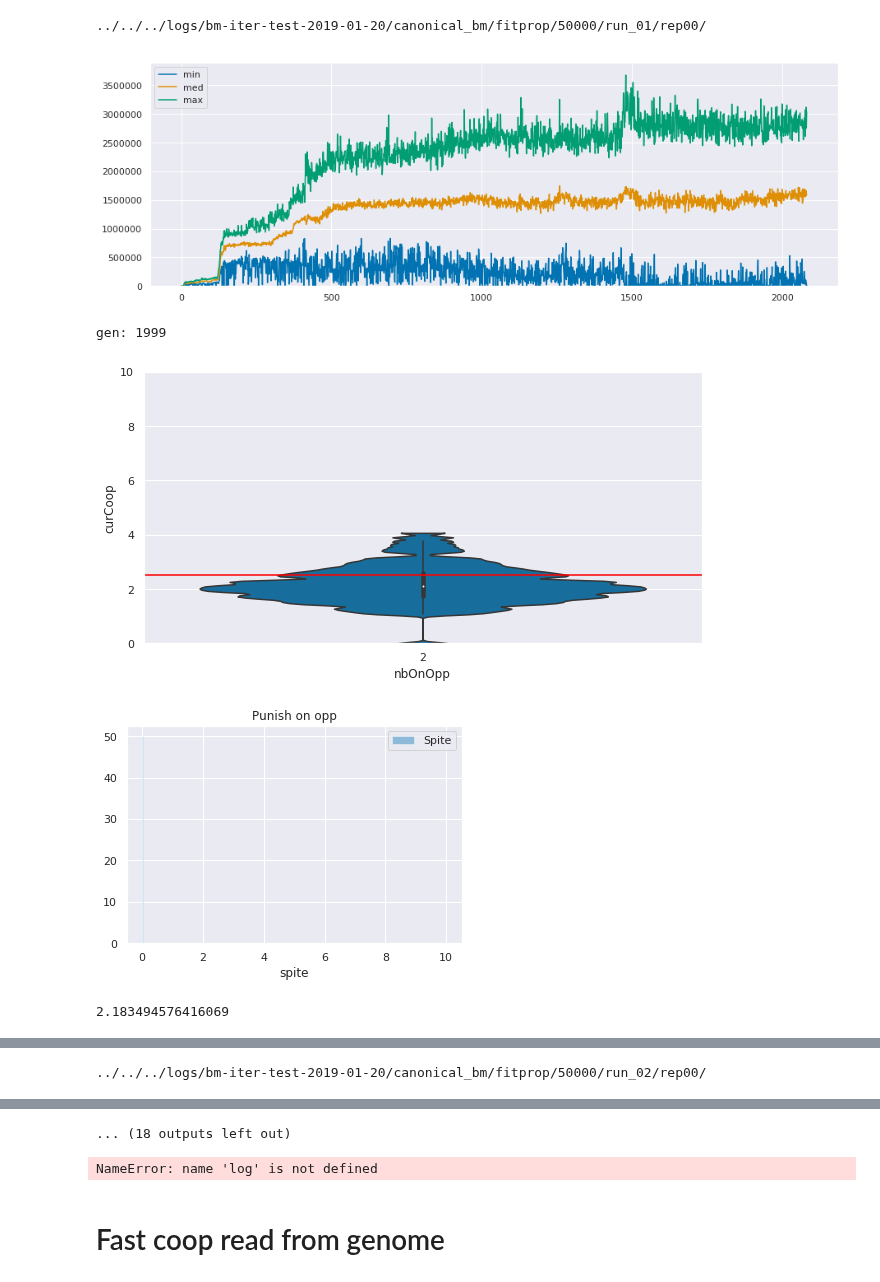
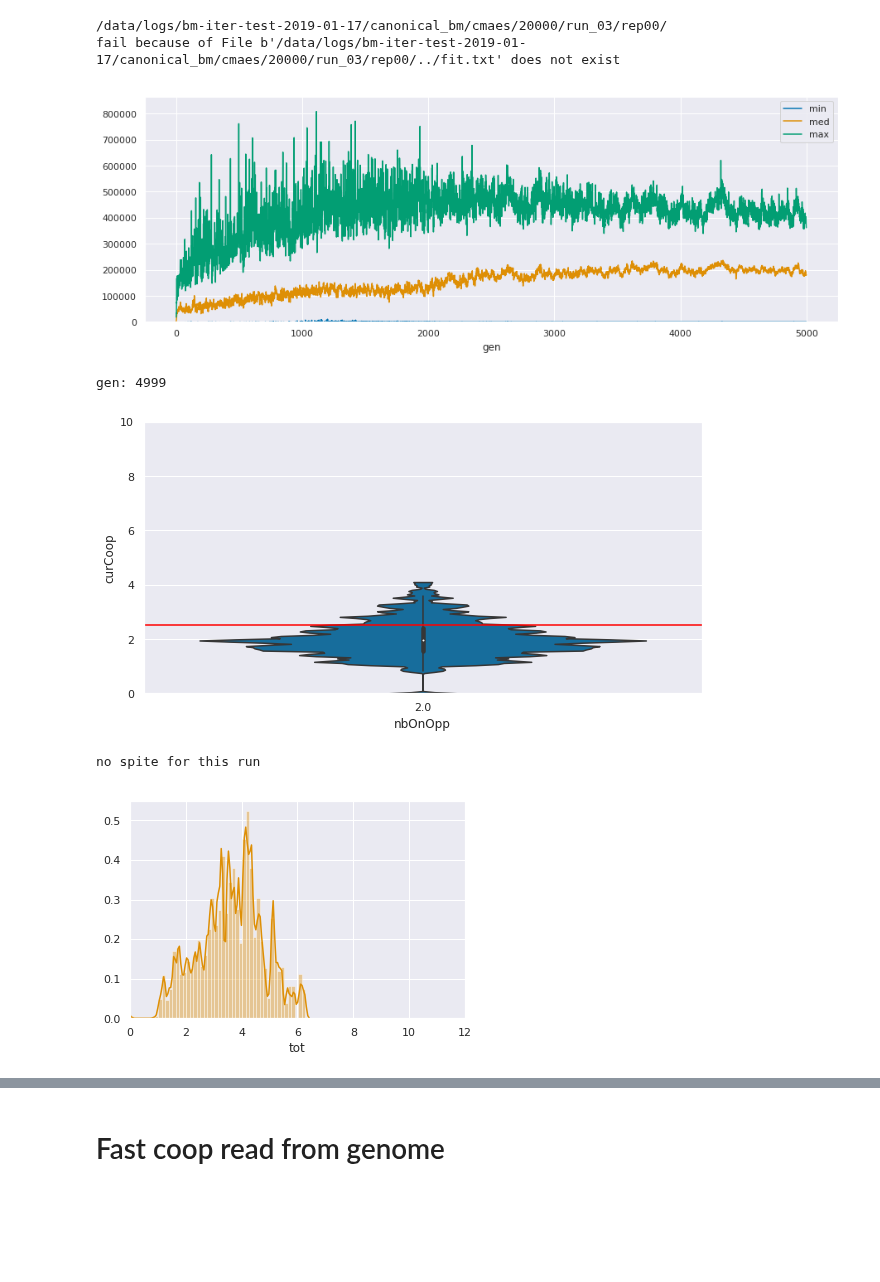
Before and after one commit to PaulEcoffet/roborobo3, a Jupyter notebook: roborobo3/notebooks/bigmodel ESS stat.ipynb, the cells around one changed output, grey strips where cells are left out. Drawn from its saved outputs; the diff is of its cells as text; code cells hidden in the pictures; blank space fills up the shorter version.

```diff
--- a/roborobo3/notebooks/bigmodel ESS stat.ipynb
+++ b/roborobo3/notebooks/bigmodel ESS stat.ipynb
@@ -28,7 +30,7 @@ def read_csvx(path, *args, **kwargs):
 
 #gens = [1499, 1999, 2499, 2999]
 gens = [0]
-conds = sorted(list(glob("../../../logs/bm-iter-test-2019-01-20/canonical_bm/fitprop/**/run_0[123]/rep00/", recursive=True)))
+conds = sorted(list(glob("/data/logs/bm-iter-test-2019-01-*/canonical_bm/cmaes/20000/run_03/rep00/", recursive=True)))
 #conds = ['/data/logs/trash/oldschoolbm_rarereward/rep00/', '/data/logs/trash/oldschoolbm_rarereward2/rep00']
 
 #conds = ['/data/logs/trash/oldschool_rewardwhendisappear/rep00/', '/data/logs/trash/oldschool_rewardwhendisappear2/rep00']
@@ -69,7 +71,7 @@ for cond in conds:
         logs = []
         while ok:
             try:
-                dat = read_csvx(logfile.format(i), delimiter="\t", nrows=1000000)
+                dat = read_csvx(logfile.format(i), delimiter="\t")
                 dat["eval"] = i
                 logs.append(dat)
             except:
@@ -108,36 +110,37 @@ for cond in conds:
             print(on_opp['curCoop'].mean())
 
             fig, ax = plt.subplots()
         except:
             print("no spite for this run")
 
         on_opp['tot'] = on_opp['meanTotal'] + on_opp['curCoop']
 
         sns.distplot(on_opp['tot'].dropna(), ax=ax)
         ax.set_xlim(0, 12)
         plt.show(fig)
 
 
         fig, ax = plt.subplots()
         sns.violinplot(data=log.groupby(['id', 'nbOnOpp'], as_index=False).count(), x='nbOnOpp', y='iter', ax=ax, cut=0, inner='points')
         ax.set_ylim((0, None))
         plt.show()
 
         fig, ax = plt.subplots()
         sns.violinplot(data=log.groupby(['id', 'nbOnOpp'], as_index=False).count(), x='nbOnOpp', y='iter', ax=ax, cut=0, inner='points')
         ax.set_ylim((0, None))
         plt.show()
 
         fig, ax = plt.subplots()
         log['bincoop'] = pd.cut(log['meanTotal'], bins=list(range(-1, 12)))
         spenttime = log.query('oppId != -1').groupby(['bincoop', 'id'], as_index=False)['iter'].count()
         sns.violinplot(x='bincoop', y='iter', data=spenttime, ax=ax)
         plt.ylim(0, 1000)
         plt.show(fig)
 # %% [output]
-../../../logs/bm-iter-test-2019-01-20/canonical_bm/fitprop/50000/run_01/rep00/
+/data/logs/bm-iter-test-2019-01-17/canonical_bm/cmaes/20000/run_03/rep00/
+fail because of File b'/data/logs/bm-iter-test-2019-01-17/canonical_bm/cmaes/20000/run_03/rep00/../fit.txt' does not exist
-[figure, old version]
+[figure, new version]
-gen: 1999
+gen: 4999
-[figure, old version]
+[figure, new version]
+no spite for this run
-[figure, old version]
+[figure, new version]
-2.183494576416069
@@ -148 +149,0 @@ gen: 1999
-../../../logs/bm-iter-test-2019-01-20/canonical_bm/fitprop/50000/run_02/rep00/
@@ -150,8 +150,3 @@ gen: 1999
-... (18 outputs left out)
-# %%
-log
-# %% [output]
-NameError: name 'log' is not defined
 # %% [markdown]
 # Fast coop read from genome
 # %%
```
Also changed, not shown: parts of 8 cells of this notebook, 1 other file.
